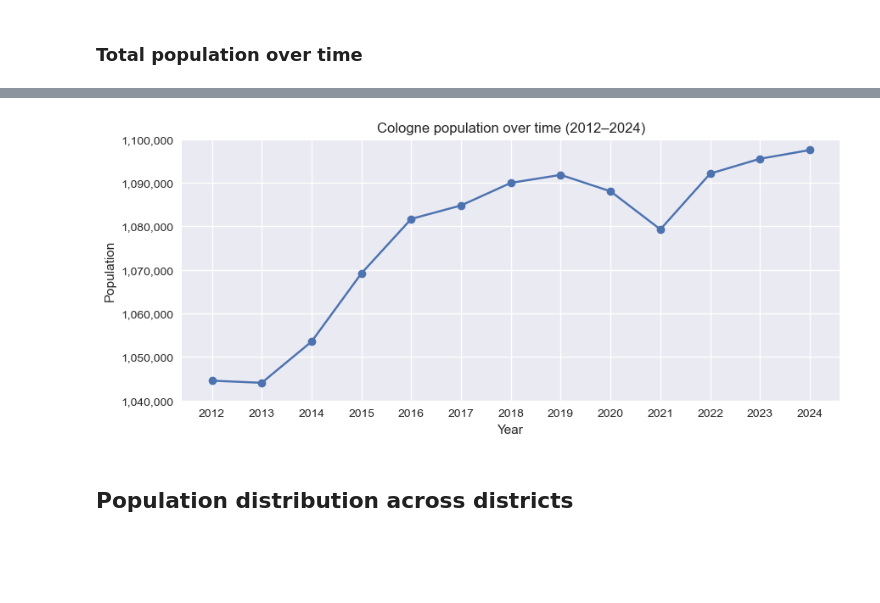
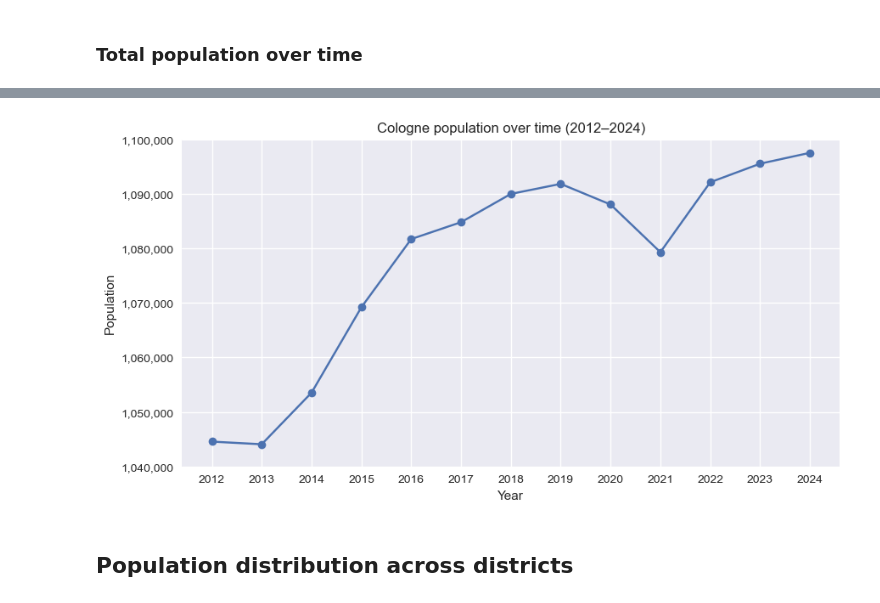
Before and after one commit to rosewiine/cologne-city-eda, a Jupyter notebook: notebooks/02_EDA.ipynb, the cells around one changed output, grey strips where cells are left out. Drawn from its saved outputs; the diff is of its cells as text; code cells hidden in the pictures; blank space fills up the shorter version.

```diff
--- a/notebooks/02_EDA.ipynb
+++ b/notebooks/02_EDA.ipynb
@@ -24,7 +24,7 @@ import geopandas as gpd
 # %% [markdown]
 ## Load data
 # %%
-DATA_PROCESSED = Path('../data/processed/cologne_data_clean_v1.csv')
+DATA_PROCESSED = Path('../data/processed/cologne_data_clean_v2.csv')
 
 df = pd.read_csv(DATA_PROCESSED, low_memory=False)
 df.info()
@@ -220,26 +204,26 @@ year
 2024    1097519.0
 Name: population_total, dtype: float64
 # %%
-fig, ax = plt.subplots(figsize=(10, 4))
+fig, ax = plt.subplots(figsize=(10, 5))
 
 ax.plot(df_city['year'], df_city['population_total'], marker='o')
 
 ax.set_ylim(ymin=1040000.0, ymax=1100000.0)
 
 ax.set_xlabel("Year")
 ax.set_ylabel("Population")
 ax.set_title(f"Cologne population over time ({earliest_year}–{latest_year})")
 
 ax.set_xticks(df_city['year'])
 
 ax.ticklabel_format(style="plain", axis="y")
 ax.yaxis.set_major_formatter(
     plt.FuncFormatter(lambda x, pos: f"{int(x):,}")
 )
 
 plt.show()
 # %% [output]
-[figure, old version]
+[figure, new version]
 # %% [markdown]
 ## Population distribution across districts
 # %% [markdown]
```
Also changed, not shown: parts of 29 cells of this notebook, 1 other file.
